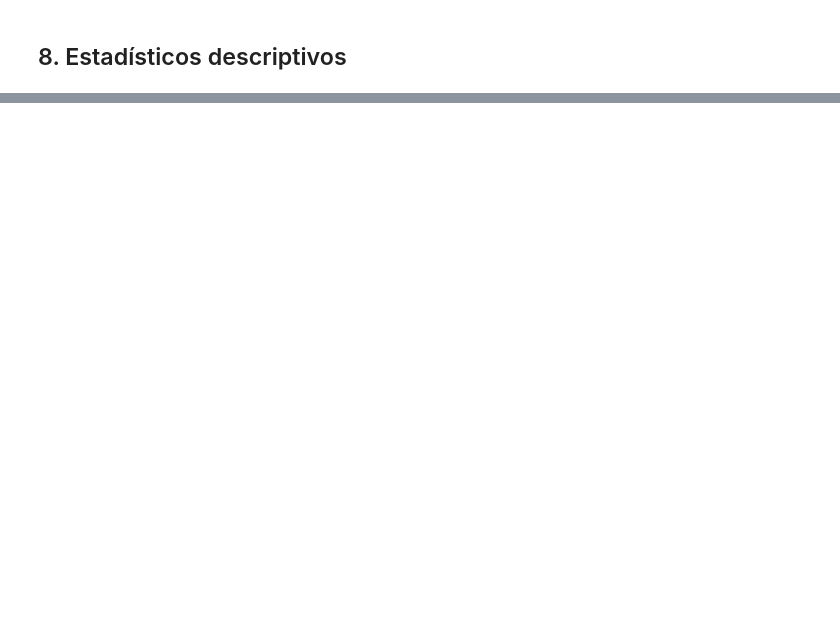
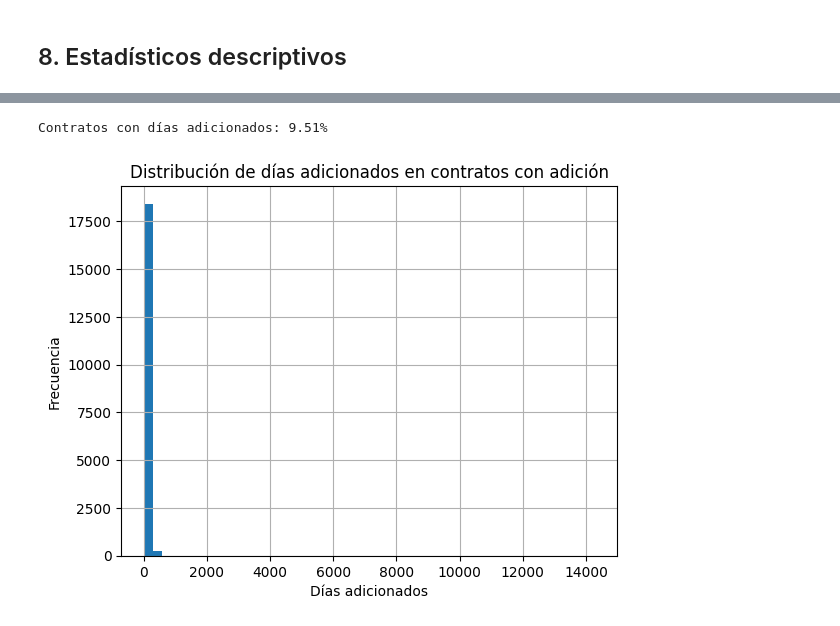
Before and after one commit to lvfonsecaa/taller-1-ciencia-datos, a Jupyter notebook: notebooks/01_entendimiento_datos.ipynb, the cells around one changed output, grey strips where cells are left out. Saved outputs shown, nothing was run; the diff lists cells and outputs as text; code cells hidden in the pictures; blank space fills up the shorter version.

```diff
--- a/notebooks/01_entendimiento_datos.ipynb
+++ b/notebooks/01_entendimiento_datos.ipynb
@@ -117,0 +428,20 @@ else:
+# %%
+porcentaje_con_adicion = (
+    (df["dias_adicionados"] > 0).mean() * 100
+)
+
+print(f"Contratos con días adicionados: {porcentaje_con_adicion:.2f}%")
+# %% [output]
+Contratos con días adicionados: 9.51%
+# %%
+df.loc[
+    df["dias_adicionados"] > 0,
+    "dias_adicionados"
+].hist(bins=50)
+
+plt.title("Distribución de días adicionados en contratos con adición")
+plt.xlabel("Días adicionados")
+plt.ylabel("Frecuencia")
+plt.show()
+# %% [output]
+[figure, added]
```
Also changed, not shown: parts of 39 cells of this notebook.
